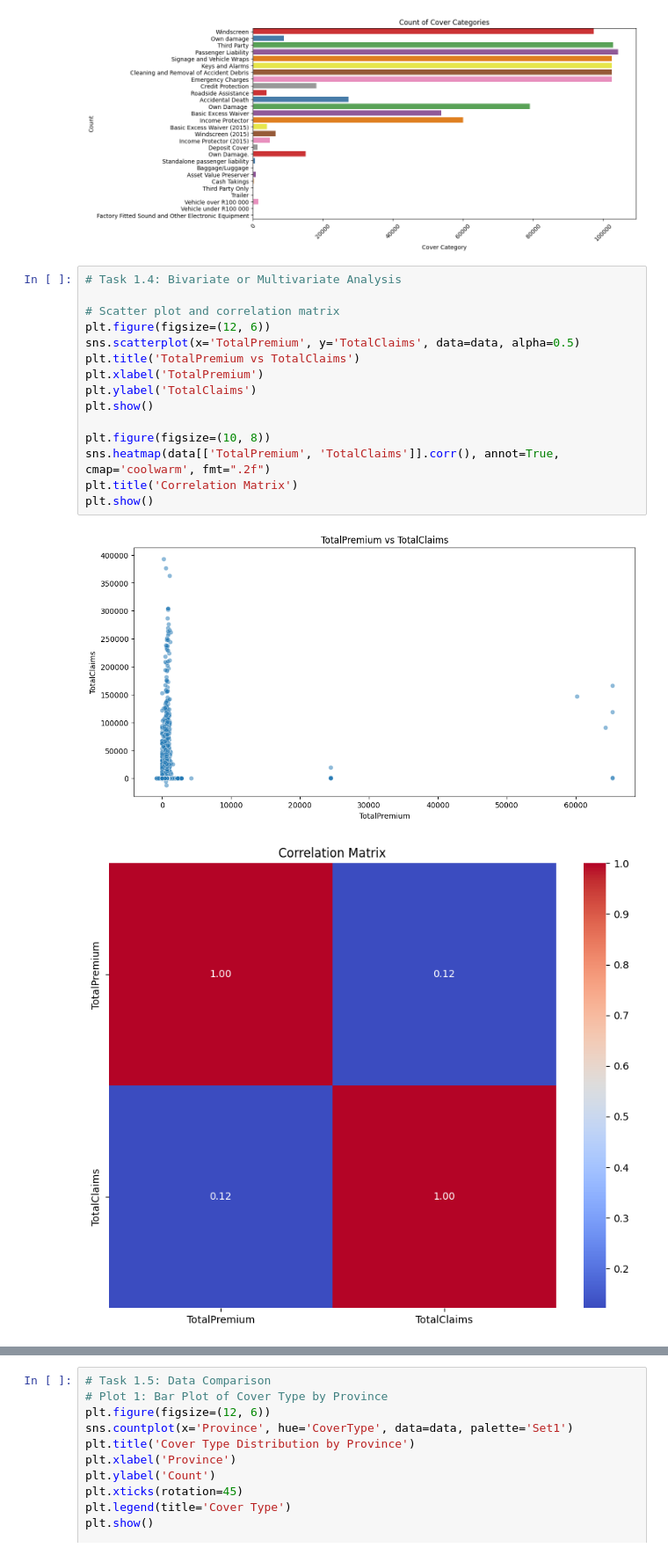
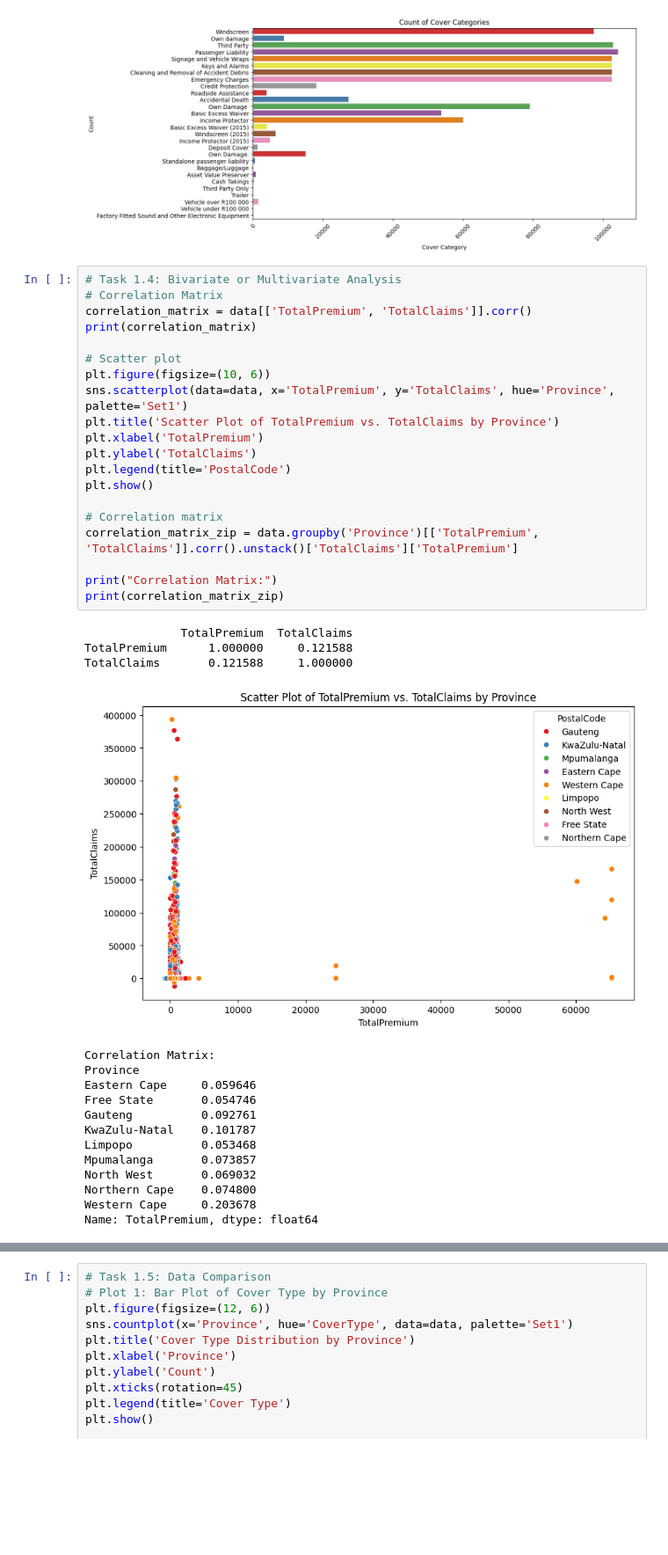
Before and after one commit to juniorworku/alpha-care-Insure-Analytics, a Jupyter notebook: notebooks/eda_stat.ipynb, the cells around one changed output, grey strips where cells are left out. Shown at 88% size. Saved outputs shown, nothing was run; the diff lists cells and outputs as text; blank space fills up the shorter version.

```diff
--- a/notebooks/eda_stat.ipynb
+++ b/notebooks/eda_stat.ipynb
@@ -174,19 +321,38 @@ Passing `palette` without assigning `hue` is deprecated and will be removed in v
 [figure]
 # %%
 # Task 1.4: Bivariate or Multivariate Analysis
+# Correlation Matrix
+correlation_matrix = data[['TotalPremium', 'TotalClaims']].corr()
+print(correlation_matrix)
 
-# Scatter plot and correlation matrix
-plt.figure(figsize=(12, 6))
-sns.scatterplot(x='TotalPremium', y='TotalClaims', data=data, alpha=0.5)
-plt.title('TotalPremium vs TotalClaims')
+# Scatter plot
+plt.figure(figsize=(10, 6))
+sns.scatterplot(data=data, x='TotalPremium', y='TotalClaims', hue='Province', palette='Set1')
+plt.title('Scatter Plot of TotalPremium vs. TotalClaims by Province')
 plt.xlabel('TotalPremium')
 plt.ylabel('TotalClaims')
+plt.legend(title='PostalCode')
 plt.show()
 
-plt.figure(figsize=(10, 8))
-sns.heatmap(data[['TotalPremium', 'TotalClaims']].corr(), annot=True, cmap='coolwarm', fmt=".2f")
-plt.title('Correlation Matrix')
-plt.show()
+# Correlation matrix
+correlation_matrix_zip = data.groupby('Province')[['TotalPremium', 'TotalClaims']].corr().unstack()['TotalClaims']['TotalPremium']
+
+print("Correlation Matrix:")
+print(correlation_matrix_zip)
 # %% [output]
+              TotalPremium  TotalClaims
+TotalPremium      1.000000     0.121588
+TotalClaims       0.121588     1.000000
-[figure, old version]
+[figure, new version]
-[figure, removed]
+Correlation Matrix:
+Province
+Eastern Cape     0.059646
+Free State       0.054746
+Gauteng          0.092761
+KwaZulu-Natal    0.101787
+Limpopo          0.053468
+Mpumalanga       0.073857
+North West       0.069032
+Northern Cape    0.074800
+Western Cape     0.203678
+Name: TotalPremium, dtype: float64
```
Also changed, not shown: parts of 8 cells of this notebook, 4 other files.
